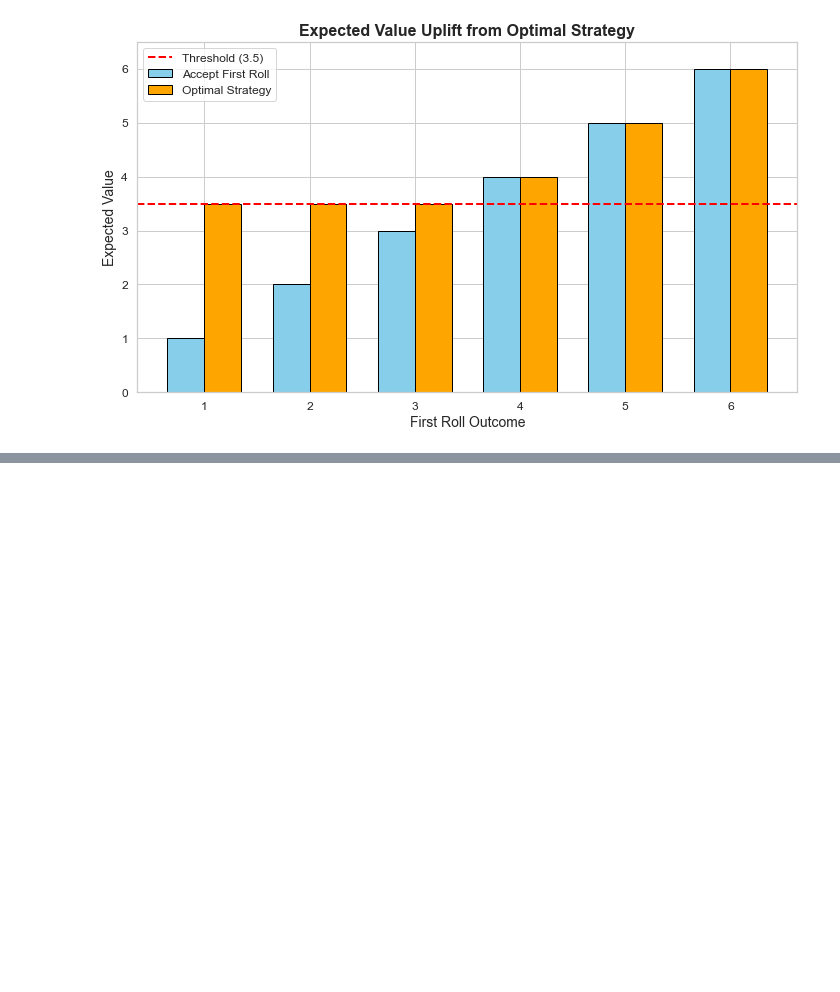
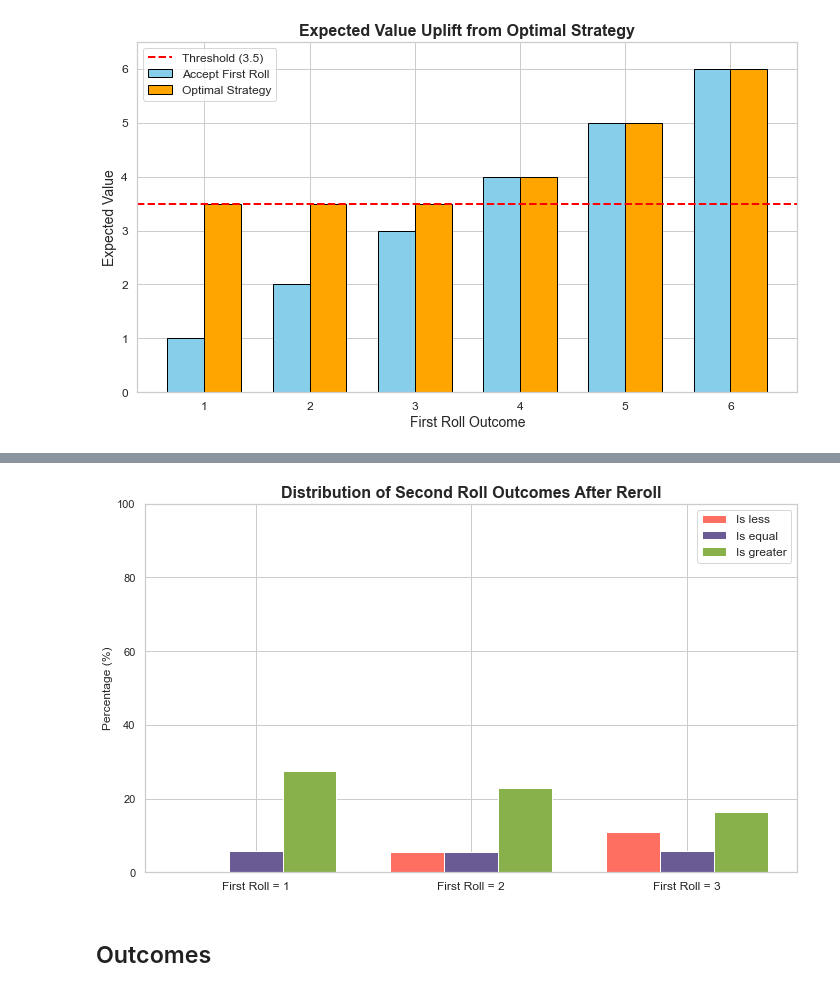
Before and after one commit to maxegorovpt/da_portfolio, a Jupyter notebook: 03_tech_interview_questions/dice_two_strategies.ipynb, the cells around one changed output, grey strips where cells are left out. Drawn from its saved outputs; the diff is of its cells as text; code cells hidden in the pictures; blank space fills up the shorter version.

Commit message:
dice_roll_game

```diff
--- a/03_tech_interview_questions/dice_two_strategies.ipynb
+++ b/03_tech_interview_questions/dice_two_strategies.ipynb
@@ -218,0 +281,53 @@ plt.show()
+# %%
+np.random.seed(42)
+
+trial_count = 10000
+threshold = 3.5
+
+# Simulate outcomes
+results = {1: {'is_less': 0, 'is_equal': 0, 'is_greater': 0},
+           2: {'is_less': 0, 'is_equal': 0, 'is_greater': 0},
+           3: {'is_less': 0, 'is_equal': 0, 'is_greater': 0}}
+
+for _ in range(trial_count):
+    first = np.random.randint(1, 4)  # reroll if first <= 3
+    second = np.random.randint(1, 7)
+    if second < first:
+        results[first]['is_less'] += 1
+    elif second == first:
+        results[first]['is_equal'] += 1
+    else:
+        results[first]['is_greater'] += 1
+
+# Convert to percentages
+percentages = {first: {k: v/trial_count*100 for k,v in counts.items()} for first, counts in results.items()}
+
+# Prepare data for plotting
+categories = ['is_less', 'is_equal', 'is_greater']
+data = np.array([[percentages[first][cat] for cat in categories] for first in [1,2,3]])
+labels = ['First Roll = 1', 'First Roll = 2', 'First Roll = 3']
+
+# Plotting
+sns.set(style='whitegrid')
+fig, ax = plt.subplots(figsize=(10,6))
+bar_width = 0.25
+indices = np.arange(len(labels))
+
+# Plot each category
+colors = ['#FF6F61', '#6B5B95', '#88B04B']
+for i, cat in enumerate(categories):
+    ax.bar(indices + i*bar_width, data[:, i], width=bar_width, color=colors[i], label=cat.replace('_', ' ').capitalize())
+
+# Labels and aesthetics
+ax.set_xticks(indices + bar_width)
+ax.set_xticklabels(labels, fontsize=12)
+ax.set_ylabel('Percentage (%)', fontsize=12)
+ax.set_title('Distribution of Second Roll Outcomes After Reroll', fontsize=16, fontweight='bold')
+ax.legend(fontsize=12)
+plt.ylim(0, 100)
+plt.tight_layout()
+plt.show()
+# %% [output]
+[figure, added]
+# %% [markdown]
+## Outcomes
```
Also changed, not shown: parts of 16 cells of this notebook.
